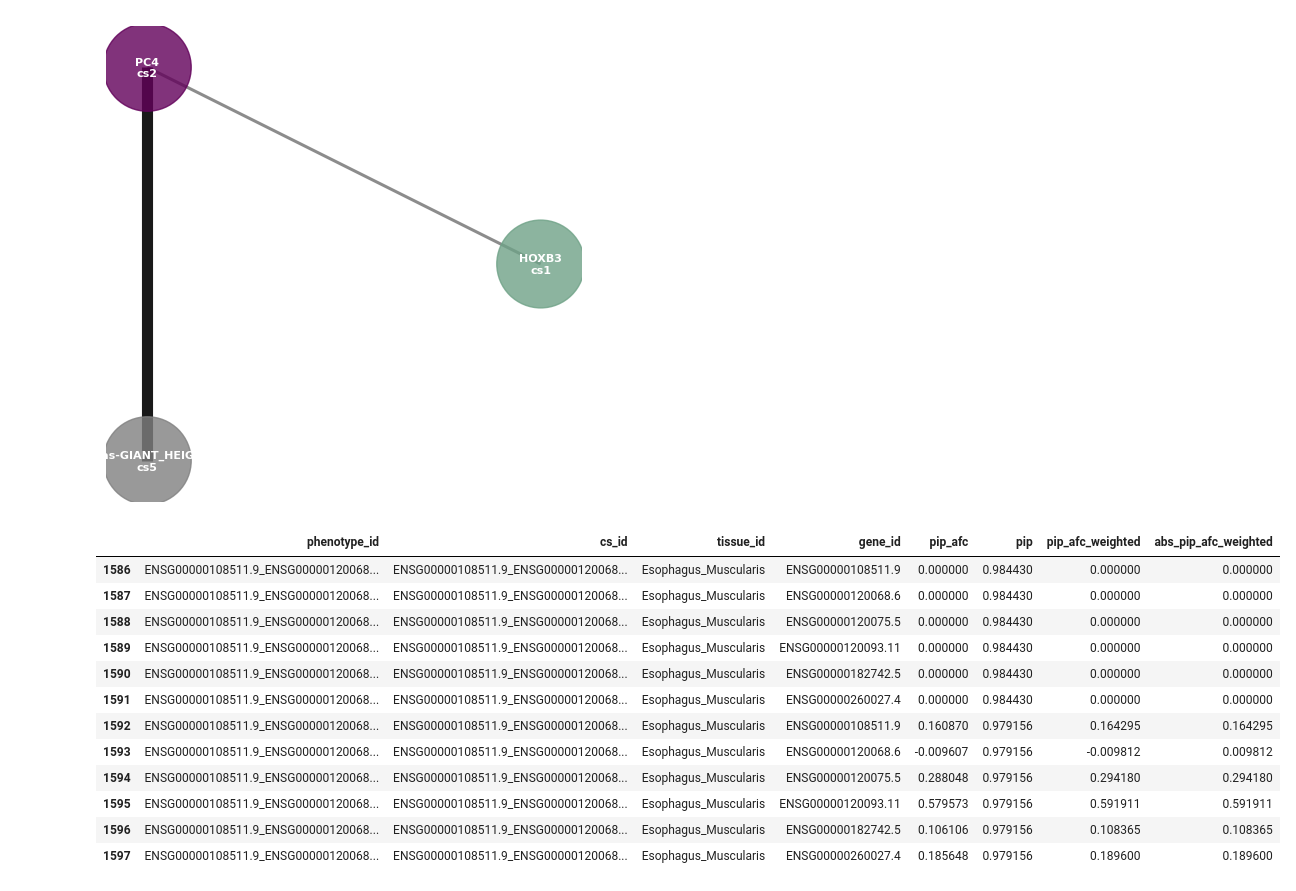
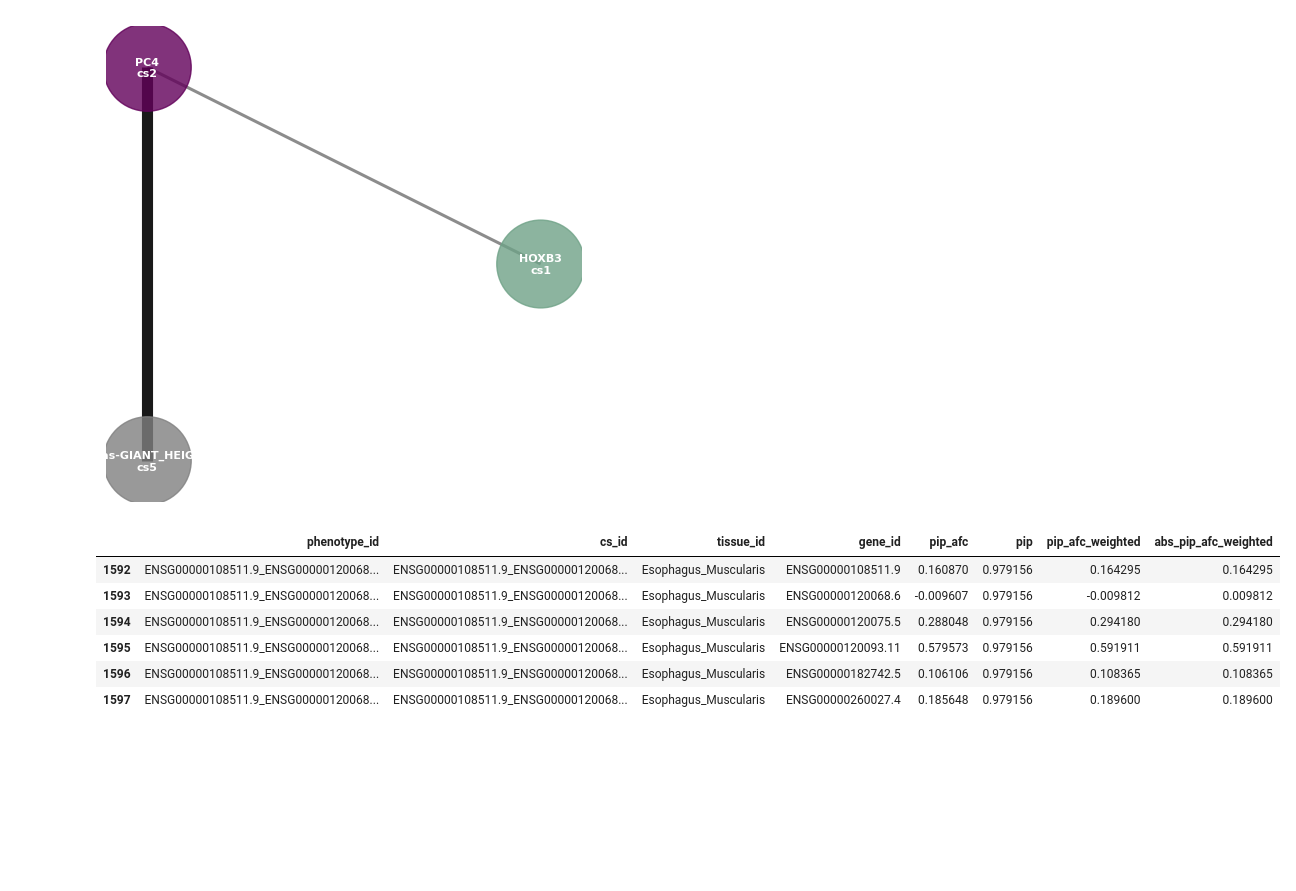
Before and after one commit to kal26/pcqtls, a Jupyter notebook: workflow/supplemental_figures/figure_s12.ipynb, the cells around one changed output. Drawn from its saved outputs; the diff is of its cells as text; code cells hidden in the pictures; blank space fills up the shorter version.

```diff
--- a/workflow/supplemental_figures/figure_s12.ipynb
+++ b/workflow/supplemental_figures/figure_s12.ipynb
@@ -264,27 +263,21 @@ plt.show()
 # %%
 # afc information
 pcqtl_afc = load_across_tissues(config, load_pc_afc)
 susie_annotated['gene_id'] = susie_annotated['cluster_id'].str.split('_')
 susie_explode = susie_annotated.explode('gene_id')
 
 # merge in afc information
 susie_explode_afc = pd.merge(susie_explode, pcqtl_afc[['pid', 'sid', 'tissue_id', 'log2_aFC']], left_on=['gene_id', 'variant_id', 'tissue_id'],
     right_on=['pid', 'sid', 'tissue_id'], how='left')
 
 # pip-weighted afc over credible set
 susie_explode_afc['pip_afc'] = susie_explode_afc['pip'] * susie_explode_afc['log2_aFC']
 credible_set_grouped_afc = susie_explode_afc.groupby(['phenotype_id', 'cs_id', 'tissue_id', 'gene_id']).agg({'pip_afc':'sum', 'pip':'sum'}).reset_index()
 credible_set_grouped_afc['pip_afc_weighted'] = credible_set_grouped_afc['pip_afc']/credible_set_grouped_afc['pip']
 credible_set_grouped_afc['abs_pip_afc_weighted'] = credible_set_grouped_afc['pip_afc_weighted'].abs()
-credible_set_grouped_afc[credible_set_grouped_afc['phenotype_id'].str.contains(example_cluster_id)]
+credible_set_grouped_afc[credible_set_grouped_afc['cs_id'] == example_cs_id]
 # %% [output]
 |  | phenotype_id | cs_id | tissue_id | gene_id | pip_afc | pip | pip_afc_weighted | abs_pip_afc_weighted |
-| 1586 | ENSG00000108511.9_ENSG00000120068... | ENSG00000108511.9_ENSG00000120068... | Esophagus_Muscularis | ENSG00000108511.9 | 0.000000 | 0.984430 | 0.000000 | 0.000000 |
-| 1587 | ENSG00000108511.9_ENSG00000120068... | ENSG00000108511.9_ENSG00000120068... | Esophagus_Muscularis | ENSG00000120068.6 | 0.000000 | 0.984430 | 0.000000 | 0.000000 |
-| 1588 | ENSG00000108511.9_ENSG00000120068... | ENSG00000108511.9_ENSG00000120068... | Esophagus_Muscularis | ENSG00000120075.5 | 0.000000 | 0.984430 | 0.000000 | 0.000000 |
-| 1589 | ENSG00000108511.9_ENSG00000120068... | ENSG00000108511.9_ENSG00000120068... | Esophagus_Muscularis | ENSG00000120093.11 | 0.000000 | 0.984430 | 0.000000 | 0.000000 |
-| 1590 | ENSG00000108511.9_ENSG00000120068... | ENSG00000108511.9_ENSG00000120068... | Esophagus_Muscularis | ENSG00000182742.5 | 0.000000 | 0.984430 | 0.000000 | 0.000000 |
-| 1591 | ENSG00000108511.9_ENSG00000120068... | ENSG00000108511.9_ENSG00000120068... | Esophagus_Muscularis | ENSG00000260027.4 | 0.000000 | 0.984430 | 0.000000 | 0.000000 |
 | 1592 | ENSG00000108511.9_ENSG00000120068... | ENSG00000108511.9_ENSG00000120068... | Esophagus_Muscularis | ENSG00000108511.9 | 0.160870 | 0.979156 | 0.164295 | 0.164295 |
 | 1593 | ENSG00000108511.9_ENSG00000120068... | ENSG00000108511.9_ENSG00000120068... | Esophagus_Muscularis | ENSG00000120068.6 | -0.009607 | 0.979156 | -0.009812 | 0.009812 |
 | 1594 | ENSG00000108511.9_ENSG00000120068... | ENSG00000108511.9_ENSG00000120068... | Esophagus_Muscularis | ENSG00000120075.5 | 0.288048 | 0.979156 | 0.294180 | 0.294180 |
```
Also changed, not shown: parts of 10 cells of this notebook, 9 other files.
